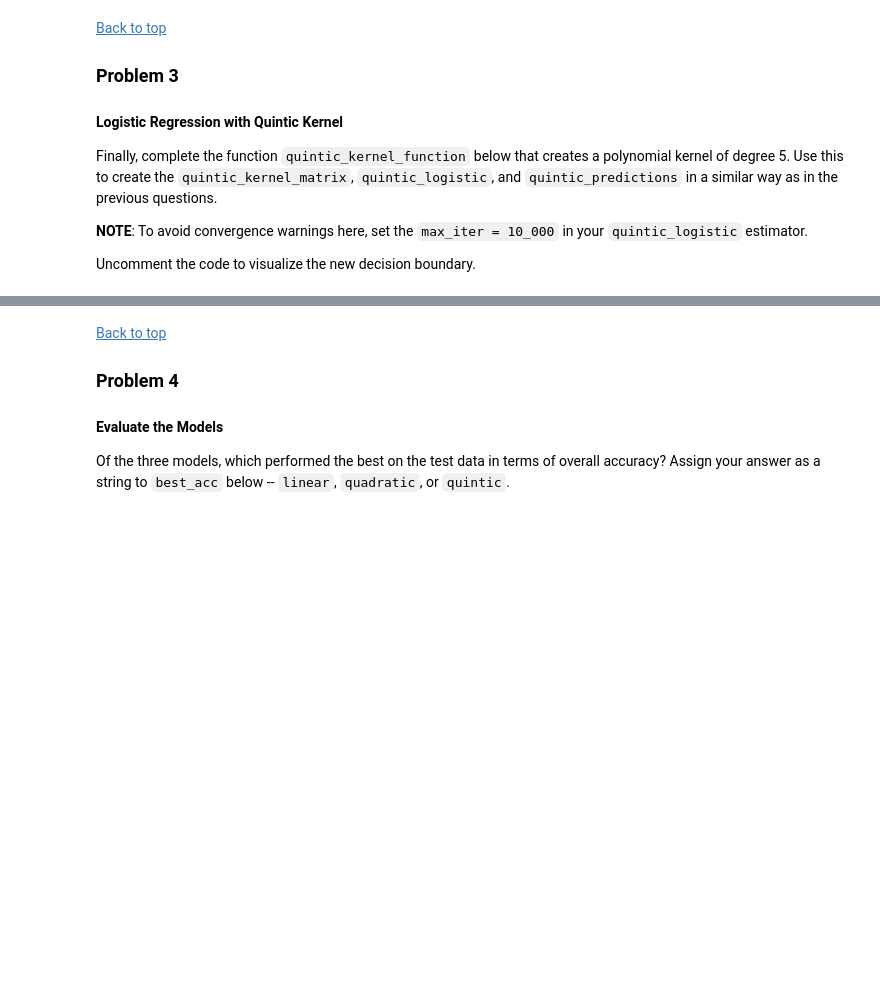
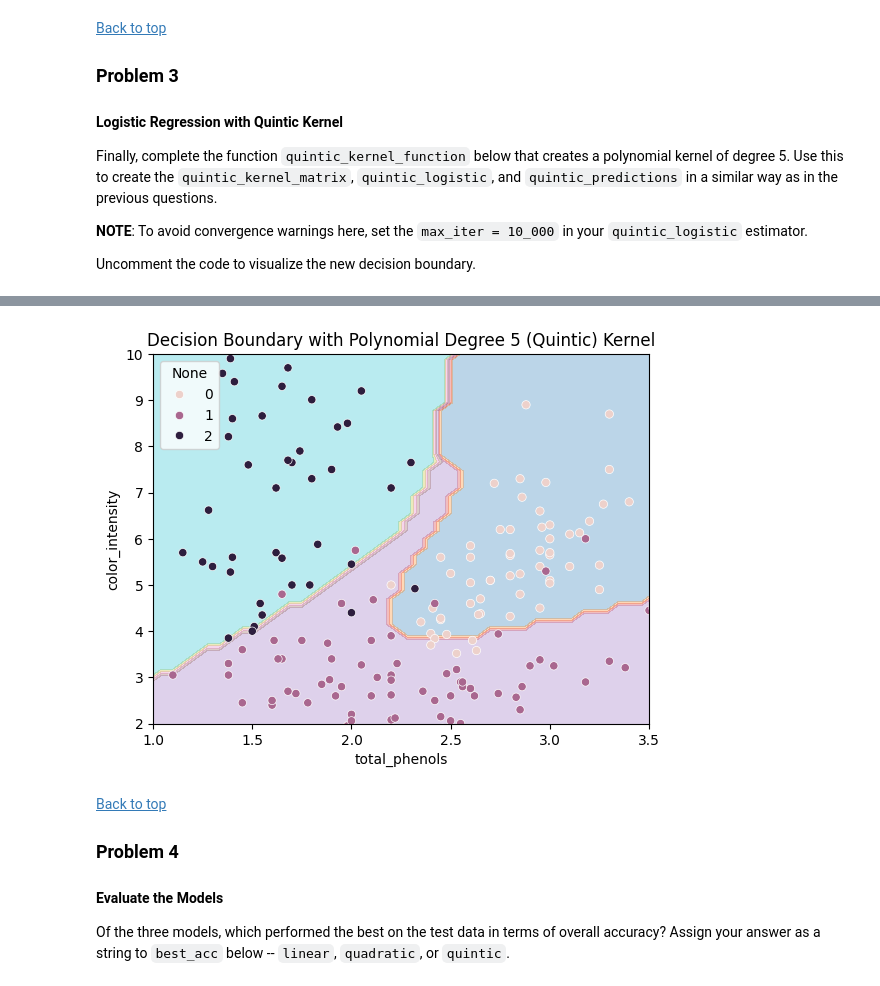
Before and after one commit to Subroy1/MSAI_AllPracticeModules, a Jupyter notebook: Module 16/colab_activity16_3.ipynb, the cells around one changed output, grey strips where cells are left out. Saved outputs shown, nothing was run; the diff lists cells and outputs as text; code cells hidden in the pictures; blank space fills up the shorter version.

```diff
--- a/Module 16/colab_activity16_3.ipynb
+++ b/Module 16/colab_activity16_3.ipynb
@@ -170,19 +177,17 @@ Finally, complete the function `quintic_kernel_function` below that creates a po
 
 Uncomment the code to visualize the new decision boundary.
 # %%
-
 def quintic_kernel_function(x, z):
     '''
     This function applies a quintic (5th degree
     polynomial) kernel to
     array x and z.
     '''
-    pass
+    return (np.dot(x,z)+1) **5
 
-quintic_kernel_matrix = ''
-quintic_logistic = ''
-quintic_predictions = ''
-
+quintic_kernel_matrix = Kernel_matrix(quintic_kernel_function, X_train)
+quintic_logistic = LogisticRegression(max_iter=10_000).fit(quintic_kernel_matrix, y_train)
+quintic_predictions = evaluate_kernel_model(quintic_logistic,quintic_kernel_function, X_train, X_test)
 
 
 ### ANSWER CHECK
@@ -192,10 +204,12 @@ print(quintic_predictions[:10])
 # %%
-# labels = evaluate_kernel_model(quintic_logistic, quintic_kernel_function, X_train, grid)
-# plt.contourf(xx, yy, labels.reshape(XX.shape), cmap = 'tab10', alpha = 0.3)
-# sns.scatterplot(data = X, x = 'total_phenols', y = 'color_intensity', hue = y)
-# plt.xlim(1, 3.5)
-# plt.ylim(2, 10)
-# plt.title('Decision Boundary with Polynomial Degree 5 (Quintic) Kernel');
+labels = evaluate_kernel_model(quintic_logistic, quintic_kernel_function, X_train, grid)
+plt.contourf(xx, yy, labels.reshape(XX.shape), cmap = 'tab10', alpha = 0.3)
+sns.scatterplot(data = X, x = 'total_phenols', y = 'color_intensity', hue = y)
+plt.xlim(1, 3.5)
+plt.ylim(2, 10)
+plt.title('Decision Boundary with Polynomial Degree 5 (Quintic) Kernel');
+# %% [output]
+[figure, added]
 # %% [markdown]
 [Back to top](#-Index)
 
```
Also changed, not shown: parts of 7 cells of this notebook.
